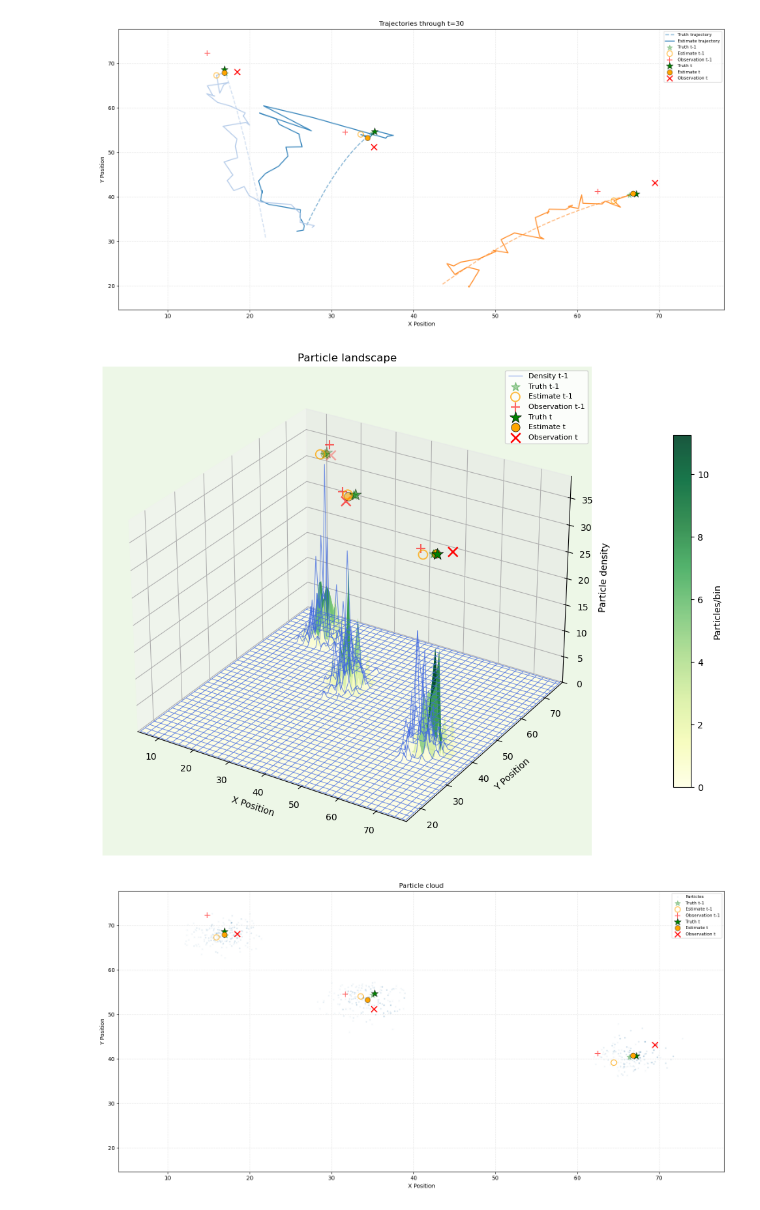
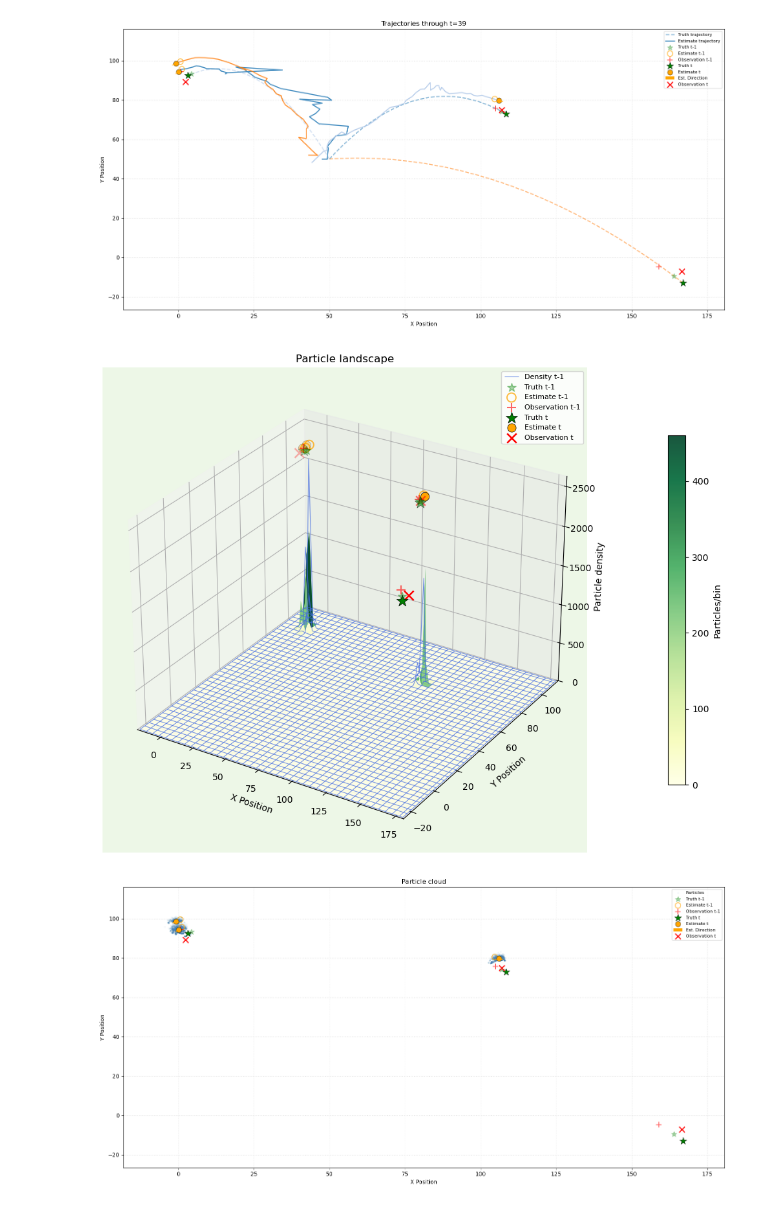
Before and after one commit to christopher-reinard/particle_filter, a Jupyter notebook: pm_main.ipynb, the cells around one changed output. Cells and saved outputs as stored; diff of their text form; code cells hidden in the pictures.

Commit message:
Adjustments in SingleFilter and added some stuff in GMM

```diff
--- a/pm_main.ipynb
+++ b/pm_main.ipynb
@@ -32,7 +35,8 @@ measurement_noise = 9.0#9.0
 
 # A LOT of balls:
 true_states = generate_random_balls(num_balls=3, state_bounds=STATE_BOUNDS)
-true_states = np.array([[50.0, 50.0, 15.0, 25.0], [10.0, 10.0, 12.0, 30.0], [20.0, 20.0, 30.0, 3.0]], dtype=float)
+#true_states = np.array([[50.0, 50.0, 15.0, 25.0], [10.0, 10.0, 12.0, 30.0], [20.0, 20.0, 30.0, 3.0]], dtype=float)
+true_states = np.array([[50.0, 50.0, 15.0, 25.0], [50.0, 50.0, -12.0, 30.0], [50.0, 50.0, 30.0, 3.0]], dtype=float)
 
 n_objects = len(true_states)
 
@@ -41,20 +45,22 @@ num_particles_per_ball = 3000
 
 input_parameters = {
     # Parameters for the simulation
-    "step_size": 0.9,
-    "num_steps": 10,
+    "step_size": 0.1,
+    "num_steps": 40,
 
     # Parameters for the balls
     "true_states": true_states,
     "dropout_start": 40,
     "dropout_end": 60,
-    "process_noise": 1e-2,#9.0, # Since we copy particles when resampling, process noise spreads them out in an area to make particles more diverse.
-    "measurement_noise": 1e-2,#25.0,
+    "process_noise": 2.0,#9.0, # Since we copy particles when resampling, process noise spreads them out in an area to make particles more diverse.
+    "measurement_noise": 9.0,#25.0,
+
+    "change_resample_order": True,
 
     # Parameters for the Filter
     "model": "SingleParticleFilter", # Either "MultiObjectParticleFilter" or "SingleObjectParticleFilter"
 
-    "num_particles": 1_000, # For Multi-Object Particle Filter, this is the number of particles PER BALL
+    "num_particles": 1_024*3, # For Multi-Object Particle Filter, this is the number of particles PER BALL
     "state_bounds": STATE_BOUNDS,
     "init_generator": "Sobol", # Either "Sobol", "LHS", or "PseudoRandom"
 
@@ -78,3 +97,3 @@ ValueError: probabilities contain NaN
 # %%
-plot_particle_filter_step(time=30, **results["raw"])
+plot_particle_filter_step(time=39, **results["raw"])
 # %% [output]
@@ -81,3 +117,3 @@ plot_particle_filter_step(time=30, **results["raw"])
-[figure, old version]
+[figure, new version]
-[figure, old version]
+[figure, new version]
-[figure, old version]
+[figure, new version]
```
Also changed, not shown: parts of 3 cells of this notebook, 5 other files.
